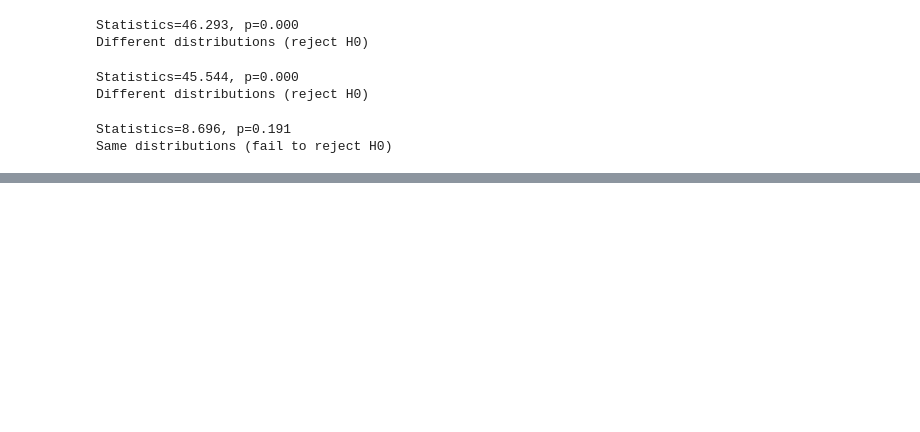
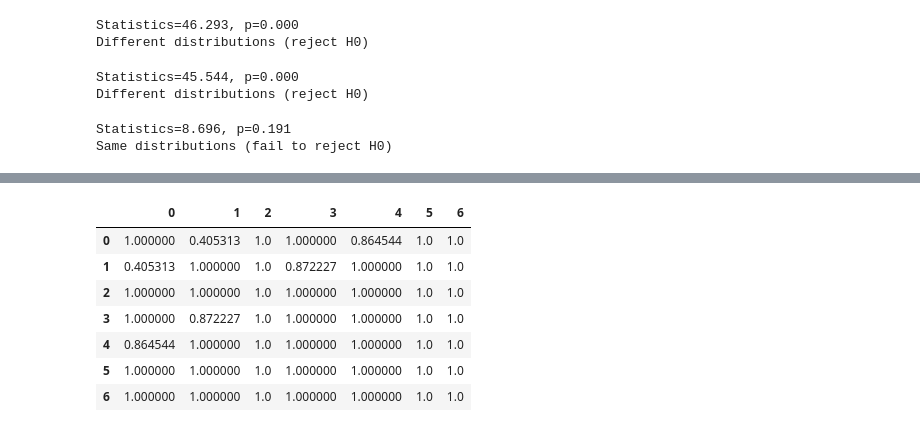
Before and after one commit to dray89/Python, a Jupyter notebook: Kickstarter_dataproject.ipynb, the cells around one changed output, grey strips where cells are left out. Drawn from its saved outputs; the diff is of its cells as text; code cells hidden in the pictures; blank space fills up the shorter version.

```diff
--- a/Kickstarter_dataproject.ipynb
+++ b/Kickstarter_dataproject.ipynb
@@ -509,0 +537,11 @@ Same distributions (fail to reject H0)
+# %%
+scikit_posthocs.posthoc_dunn(new_df, val_col='status_dummy', group_col='day of week', p_adjust='bonferroni')
+# %% [output]
+|  | 0 | 1 | 2 | 3 | 4 | 5 | 6 |
+| 0 | 1.000000 | 0.405313 | 1.0 | 1.000000 | 0.864544 | 1.0 | 1.0 |
+| 1 | 0.405313 | 1.000000 | 1.0 | 0.872227 | 1.000000 | 1.0 | 1.0 |
+| 2 | 1.000000 | 1.000000 | 1.0 | 1.000000 | 1.000000 | 1.0 | 1.0 |
+| 3 | 1.000000 | 0.872227 | 1.0 | 1.000000 | 1.000000 | 1.0 | 1.0 |
+| 4 | 0.864544 | 1.000000 | 1.0 | 1.000000 | 1.000000 | 1.0 | 1.0 |
+| 5 | 1.000000 | 1.000000 | 1.0 | 1.000000 | 1.000000 | 1.0 | 1.0 |
+| 6 | 1.000000 | 1.000000 | 1.0 | 1.000000 | 1.000000 | 1.0 | 1.0 |
```
Also changed, not shown: parts of 5 cells of this notebook.
